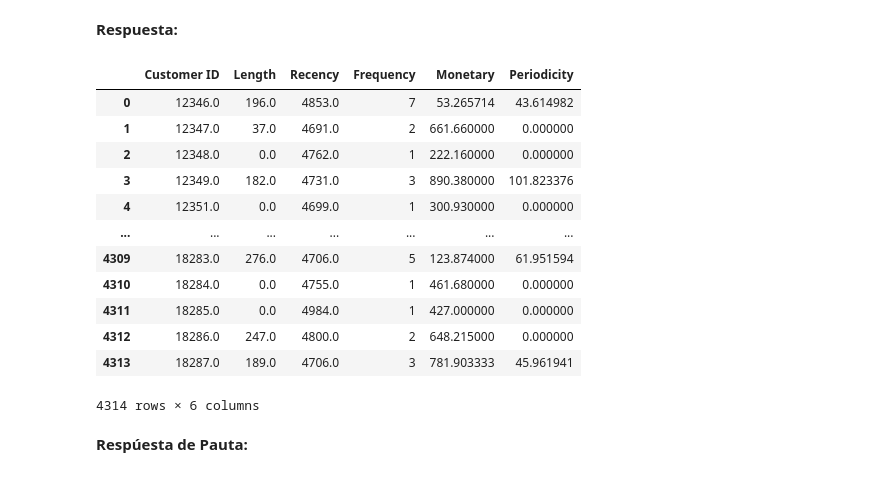
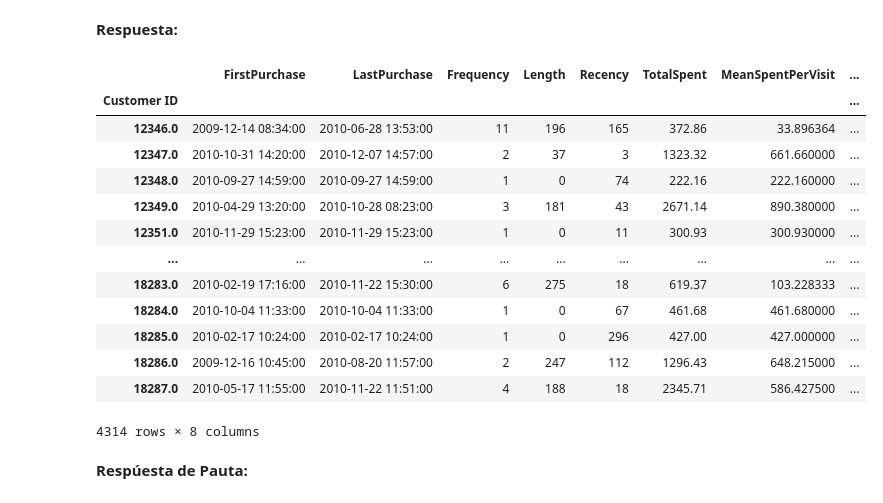
Before and after one commit to quilo98/Labs_MDS, a Jupyter notebook: Lab_07/Laboratorio7_Enunciado.ipynb, the cells around one changed output. Saved outputs shown, nothing was run; the diff lists cells and outputs as text; code cells hidden in the pictures.

```diff
--- a/Lab_07/Laboratorio7_Enunciado.ipynb
+++ b/Lab_07/Laboratorio7_Enunciado.ipynb
@@ -198,19 +172,60 @@ def custom_features(dataframe_in):
+# %%
+def custom_features(data):
+    # Ultima fecha
+    t1 = dt.timedelta(days=1)
+    ult = data["InvoiceDate"].max() + t1
+    # Definimos un diccionario de agregaciones personalizadas
+   # Definimos un diccionario de agregaciones personalizadas
+    custom_aggregations = {
+        'InvoiceDate': [
+            ('min', 'min'),  # Primera compra
+            ('max', 'max'),  # Última compra
+            ('nunique', 'nunique'),  # Frequency
+            ('Length', lambda x: (x.max() - x.min()).days),  # Length
+            ('Recency', lambda x: (ult - x.max()).days)  # Recency
+        ],
+        'Price': [
+            ('TotalSpent', lambda x: (x * data.loc[x.index, 'Quantity']).sum()),  # Total gastado
+            ('MeanSpentPerVisit', lambda x: (x * data.loc[x.index, 'Quantity']).sum() / data.loc[x.index, 'InvoiceDate'].nunique())  # Promedio gastado por visita
+        ]
+    }
+
+    # Realizamos las agregaciones definidas
+    result = data.groupby('Customer ID').agg(custom_aggregations)
+
+    # Renombramos las columnas para que tengan nombres más descriptivos
+    result.columns = [
+        'FirstPurchase', 'LastPurchase', 'Frequency', 'Length', 'Recency',
+        'TotalSpent', 'MeanSpentPerVisit'
+    ]
+
+    # Calcular periodicity (P) para cada cliente
+    customer_data = data.sort_values(by=['Customer ID', 'InvoiceDate'])
+    customer_data['IVT'] = customer_data.groupby('Customer ID')['InvoiceDate'].diff().dt.days
+    customer_periodicity = customer_data.groupby('Customer ID')['IVT'].std()
+
+    # Agregamos la columna 'Periodicity' al DataFrame resultante
+    result['Periodicity'] = customer_periodicity
+    result = result.fillna(0)
+    return result
 # %%
 display(custom_features(df_retail))
+df = custom_features(df_retail)
 # %% [output]
-|  | Customer ID | Length | Recency | Frequency | Monetary | Periodicity |
-| 0 | 12346.0 | 196.0 | 4853.0 | 7 | 53.265714 | 43.614982 |
-| 1 | 12347.0 | 37.0 | 4691.0 | 2 | 661.660000 | 0.000000 |
-| 2 | 12348.0 | 0.0 | 4762.0 | 1 | 222.160000 | 0.000000 |
-| 3 | 12349.0 | 182.0 | 4731.0 | 3 | 890.380000 | 101.823376 |
-| 4 | 12351.0 | 0.0 | 4699.0 | 1 | 300.930000 | 0.000000 |
-| ... | ... | ... | ... | ... | ... | ... |
-| 4309 | 18283.0 | 276.0 | 4706.0 | 5 | 123.874000 | 61.951594 |
-| 4310 | 18284.0 | 0.0 | 4755.0 | 1 | 461.680000 | 0.000000 |
-| 4311 | 18285.0 | 0.0 | 4984.0 | 1 | 427.000000 | 0.000000 |
-| 4312 | 18286.0 | 247.0 | 4800.0 | 2 | 648.215000 | 0.000000 |
-| 4313 | 18287.0 | 189.0 | 4706.0 | 3 | 781.903333 | 45.961941 |
+|  | FirstPurchase | LastPurchase | Frequency | Length | Recency | TotalSpent | MeanSpentPerVisit | ... |
+| Customer ID |  |  |  |  |  |  |  | ... |
+| 12346.0 | 2009-12-14 08:34:00 | 2010-06-28 13:53:00 | 11 | 196 | 165 | 372.86 | 33.896364 | ... |
+| 12347.0 | 2010-10-31 14:20:00 | 2010-12-07 14:57:00 | 2 | 37 | 3 | 1323.32 | 661.660000 | ... |
+| 12348.0 | 2010-09-27 14:59:00 | 2010-09-27 14:59:00 | 1 | 0 | 74 | 222.16 | 222.160000 | ... |
+| 12349.0 | 2010-04-29 13:20:00 | 2010-10-28 08:23:00 | 3 | 181 | 43 | 2671.14 | 890.380000 | ... |
+| 12351.0 | 2010-11-29 15:23:00 | 2010-11-29 15:23:00 | 1 | 0 | 11 | 300.93 | 300.930000 | ... |
+| ... | ... | ... | ... | ... | ... | ... | ... | ... |
+| 18283.0 | 2010-02-19 17:16:00 | 2010-11-22 15:30:00 | 6 | 275 | 18 | 619.37 | 103.228333 | ... |
+| 18284.0 | 2010-10-04 11:33:00 | 2010-10-04 11:33:00 | 1 | 0 | 67 | 461.68 | 461.680000 | ... |
+| 18285.0 | 2010-02-17 10:24:00 | 2010-02-17 10:24:00 | 1 | 0 | 296 | 427.00 | 427.000000 | ... |
+| 18286.0 | 2009-12-16 10:45:00 | 2010-08-20 11:57:00 | 2 | 247 | 112 | 1296.43 | 648.215000 | ... |
+| 18287.0 | 2010-05-17 11:55:00 | 2010-11-22 11:51:00 | 4 | 188 | 18 | 2345.71 | 586.427500 | ... |
-4314 rows × 6 columns
+4314 rows × 8 columns
 # %% [markdown]
 **Respúesta de Pauta:**
 # %% [markdown]
```
Also changed, not shown: parts of 11 cells of this notebook.
